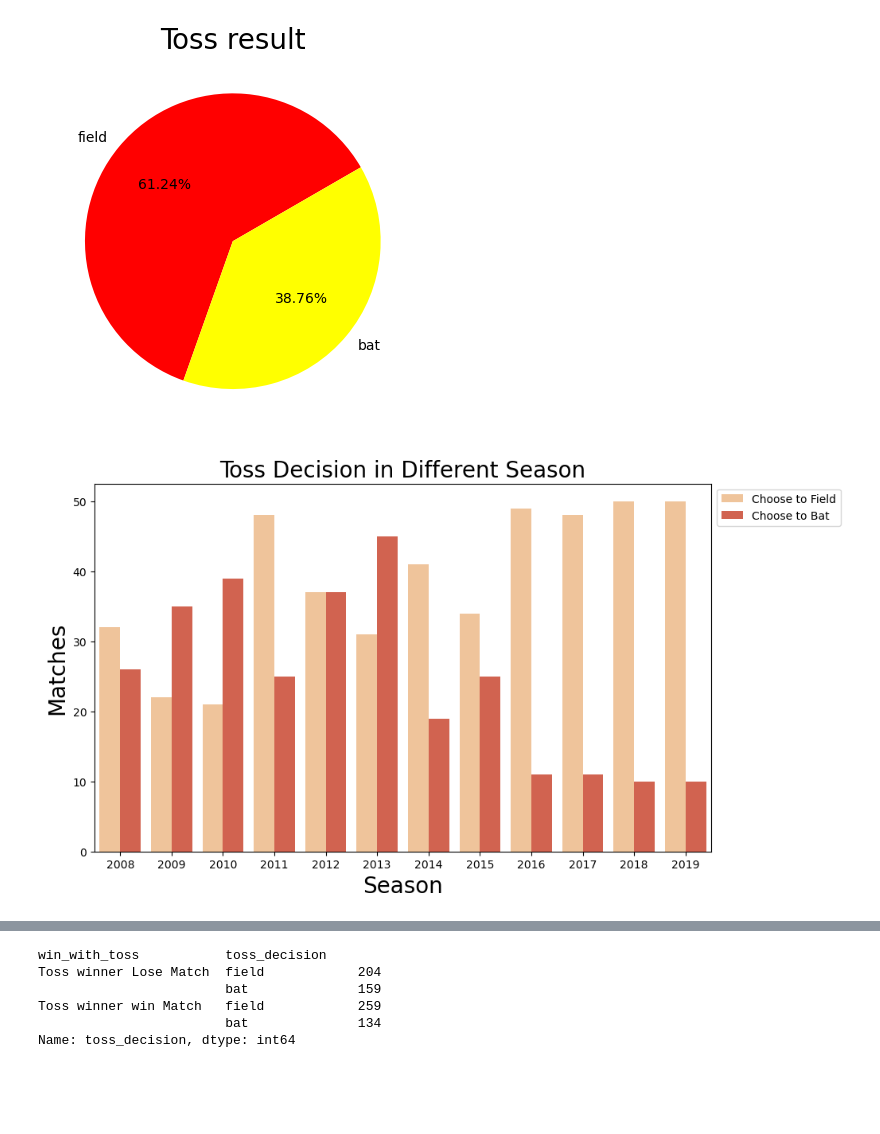
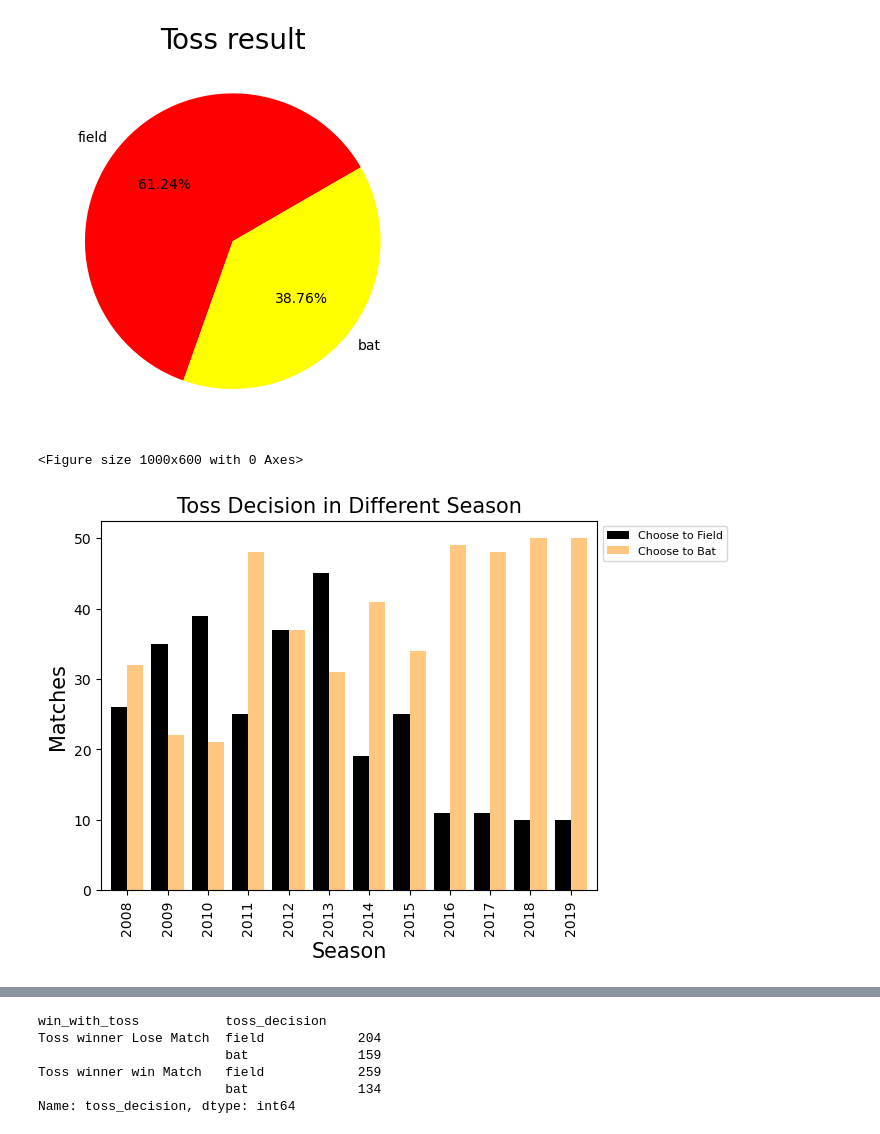
Before and after one commit to VIDIT-9/Sparks-foundation-internship, a Jupyter notebook: EDA on IPL-Dataset (Task-5).ipynb, the cells around one changed output, grey strips where cells are left out. Saved outputs shown, nothing was run; the diff lists cells and outputs as text; code cells hidden in the pictures; blank space fills up the shorter version.

```diff
--- a/EDA on IPL-Dataset (Task-5).ipynb
+++ b/EDA on IPL-Dataset (Task-5).ipynb
@@ -178,16 +178,18 @@ plt.show()
 # %%
 plt.figure(figsize = (10,6))
 
-sns.countplot('season',hue='toss_decision',data=matches_df,palette='OrRd')
-plt.title("Toss Decision in Different Season",fontsize=20)
-plt.xlabel("Season",fontsize=20)
-plt.ylabel("Matches",fontsize=20)
+pd.crosstab(matches_df['season'], matches_df['toss_decision']).plot(kind='bar', width=0.8, cmap='copper')
+plt.title("Toss Decision in Different Season",fontsize=15)
+plt.xlabel("Season",fontsize=15)
+plt.ylabel("Matches",fontsize=15)
 plt.xticks(size = 10)
 plt.yticks(size = 10)
-plt.legend( ["Choose to Field", "Choose to Bat"], bbox_to_anchor =(1,1), fontsize=10)
+plt.legend( ["Choose to Field", "Choose to Bat"], bbox_to_anchor =(1,1), fontsize=8)
+
 plt.show()
 # %% [output]
+<Figure size 1000x600 with 0 Axes>
-[figure, old version]
+[figure, new version]
 # %%
 matches_df['win_with_toss'] = np.where((matches_df.toss_winner == matches_df.winner),'Toss winner win Match',
                                                                                      'Toss winner Lose Match')
```
Also changed, not shown: parts of 3 cells of this notebook.
